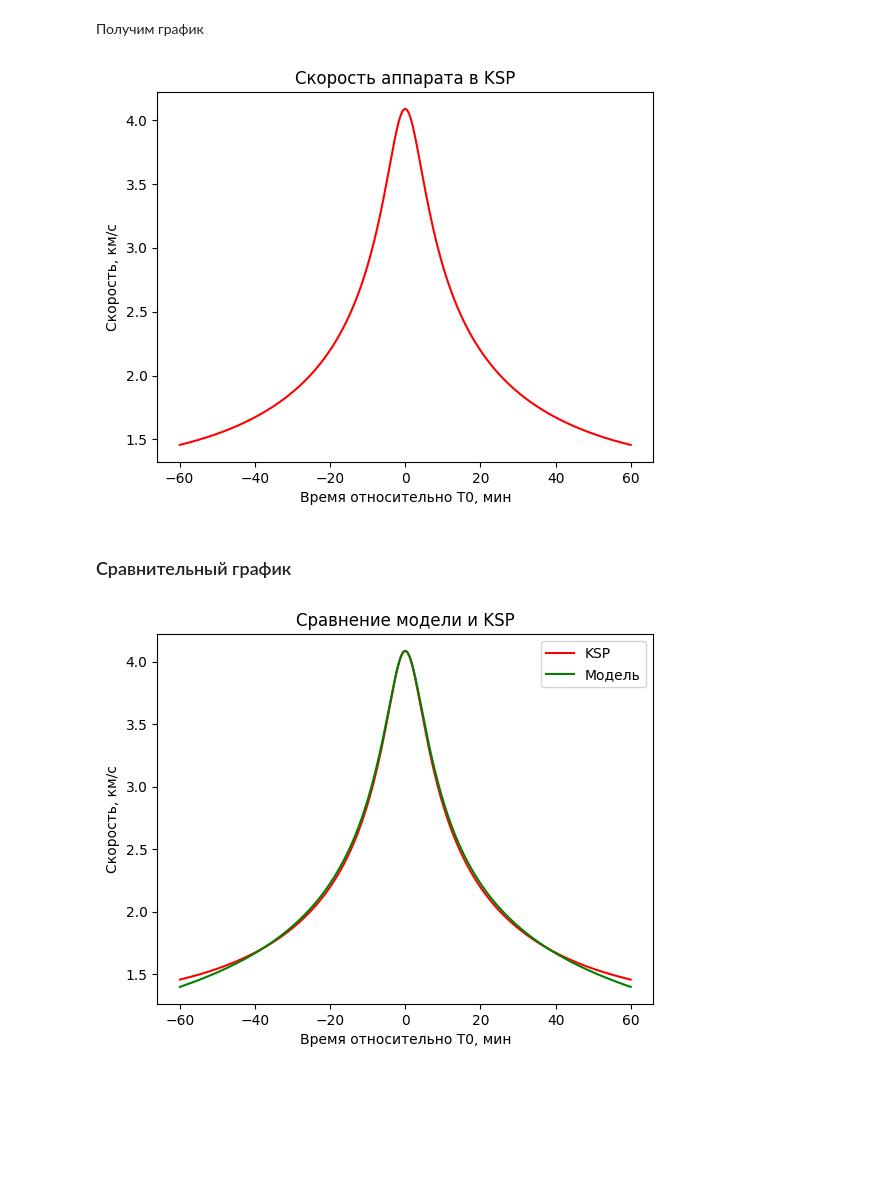
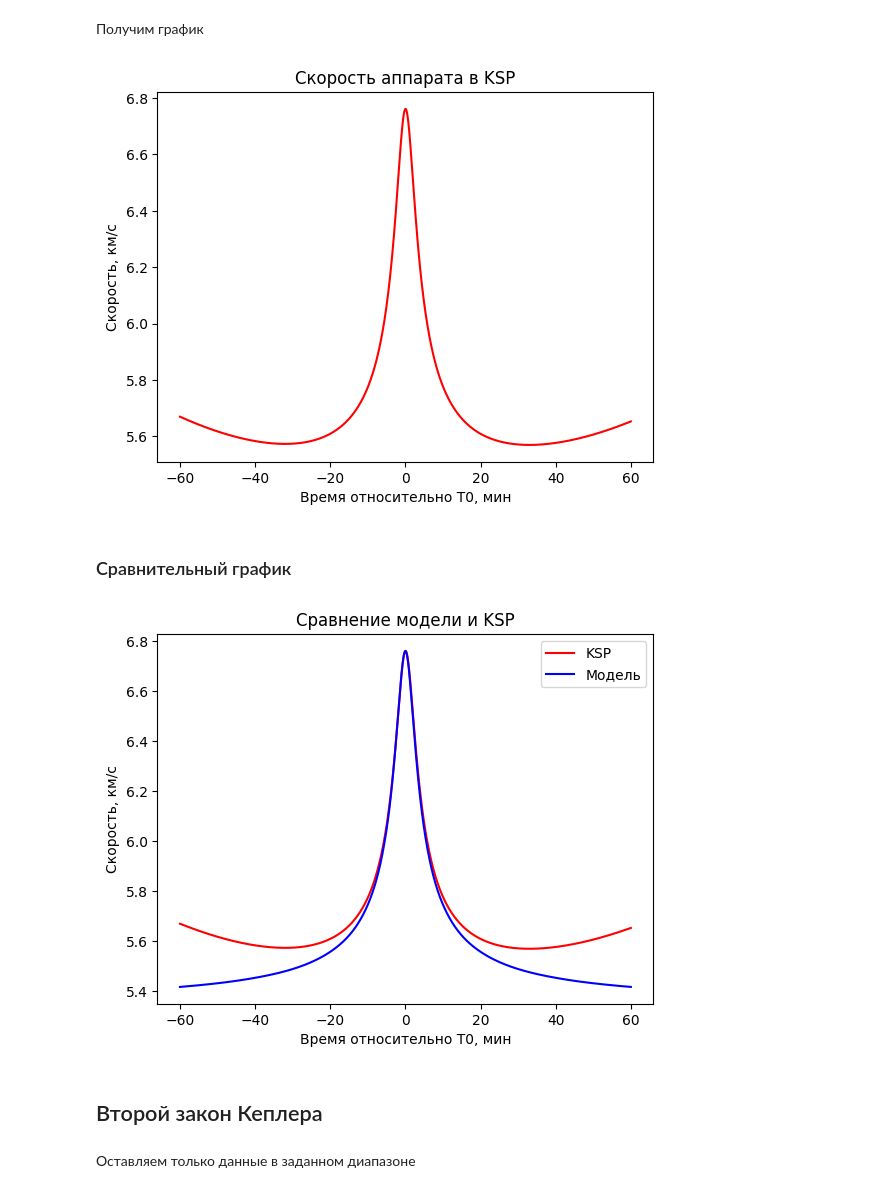
Before and after one commit to xsestech/graviton, a Jupyter notebook: notebooks/plot_data.ipynb, the cells around one changed output. Drawn from its saved outputs; the diff is of its cells as text; code cells hidden in the pictures; blank space fills up the shorter version.

```diff
--- a/notebooks/plot_data.ipynb
+++ b/notebooks/plot_data.ipynb
@@ -29,9 +57,11 @@ TIME_RANGE = 1  # В часах
 Загрузим объекты
 # %%
 velocities = np.array(joblib.load(os.path.join(DATA_PATH, "velocities.joblib")))
+cords = np.array(joblib.load(os.path.join(DATA_PATH, "cords.joblib")))
 times = np.array(joblib.load(os.path.join(DATA_PATH, "time.joblib")))
 # %%
 math_v = joblib.load(os.path.join(DATA_PATH, "math_v.joblib"))
+math_y = joblib.load(os.path.join(DATA_PATH, "math_y.joblib"))
 math_t = joblib.load(os.path.join(DATA_PATH, "math_t.joblib"))
 # %% [markdown]
 Найдем момент T0, и вычтем его из всего времени, переведём время в часы
@@ -37,0 +70,2 @@ math_t = joblib.load(os.path.join(DATA_PATH, "math_t.joblib"))
+# %%
+argrange = np.argwhere((times >= 225800) & (times <= 226000))
@@ -38,3 +82,2 @@ math_t = joblib.load(os.path.join(DATA_PATH, "math_t.joblib"))
 # %%
-times -= times[np.argmax(velocities)]
-times /= 60
+times -= times[np.where(velocities == np.max(velocities[argrange]))]
@@ -55,16 +107,20 @@ plt.ylabel("Скорость, км/с")
 plt.xlabel("Время относительно T0, мин")
 plt.show()
 # %% [output]
-[figure, old version]
+[figure, new version]
 # %% [markdown]
 ### Сравнительный график
 # %%
 plt.plot(times[index_in_time_range], velocities[index_in_time_range], 'r', label='KSP')
-plt.plot(math_t, math_v, 'g', label='Модель')
+plt.plot(math_t, math_v, 'b', label='Модель')
 plt.title("Сравнение модели и KSP")
 plt.ylabel("Скорость, км/с")
 plt.xlabel("Время относительно T0, мин")
 plt.legend(loc='best')
 plt.show()
 # %% [output]
-[figure, old version]
+[figure, new version]
+# %% [markdown]
+## Второй закон Кеплера
+# %% [markdown]
+Оставляем только данные в заданном диапазоне
```
Also changed, not shown: parts of 19 cells of this notebook, 5 other files.
